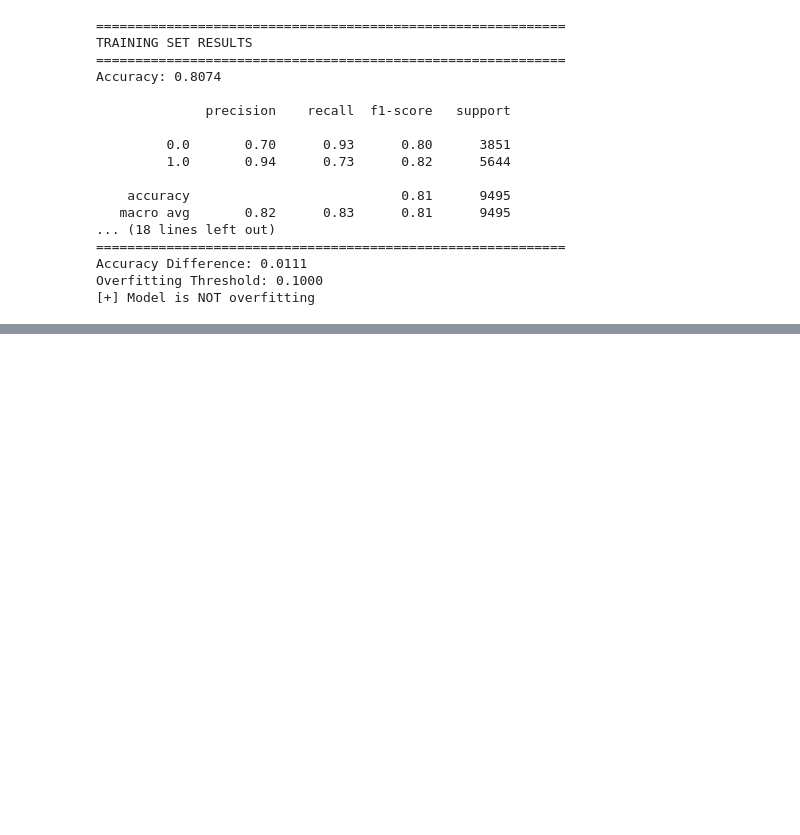
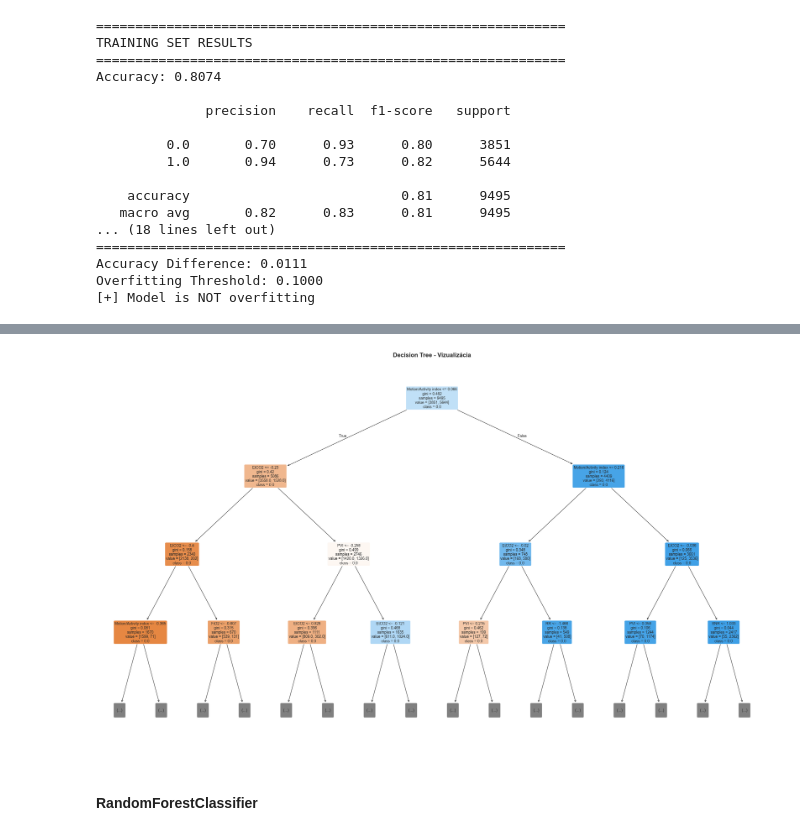
Before and after one commit to johannatilesova/IAU-project, a Jupyter notebook: phase3_Tilesova_Pecenka.ipynb, the cells around one changed output, grey strips where cells are left out. Saved outputs shown, nothing was run; the diff lists cells and outputs as text; code cells hidden in the pictures; blank space fills up the shorter version.

```diff
--- a/phase3_Tilesova_Pecenka.ipynb
+++ b/phase3_Tilesova_Pecenka.ipynb
@@ -304,0 +377,14 @@ Overfitting Threshold: 0.1000
+# %%
+# Rozdelenie na features a target
+feature_cols = [col for col in df_train.columns if col != target_col]
+
+X_train = df_train[feature_cols]
+y_train = df_train[target_col]
+
+X_test = df_test[feature_cols]
+y_test = df_test[target_col]
+
+print(f"\nX_train: {X_train.shape}")
+print(f"y_train: {y_train.shape}")
+print(f"X_test: {X_test.shape}")
+print(f"y_test: {y_test.shape}")
@@ -304,0 +429,5 @@ Overfitting Threshold: 0.1000
+# %%
+X_train_scaled = X_train.values
+X_test_scaled = X_test.values
+y_train_np = y_train.values
+y_test_np = y_test.values
@@ -304,0 +465,9 @@ Overfitting Threshold: 0.1000
+# %%
+dt_model = DecisionTreeClassifier(
+    max_depth=10,
+    min_samples_split=20,
+    min_samples_leaf=10,
+    random_state=RANDOM_STATE
+)
+dt_model.fit(X_train_scaled, y_train_np)
+y_pred_dt = dt_model.predict(X_test_scaled)
@@ -304,0 +487,19 @@ Overfitting Threshold: 0.1000
+# %%
+plt.figure(figsize=(25, 15))
+plot_tree(
+    dt_model,
+    feature_names=X_train.columns,
+    class_names=[str(c) for c in sorted(y_train_np)],
+    filled=True,
+    rounded=True,
+    fontsize=10,
+    max_depth=3
+)
+
+plt.title('Decision Tree - Vizualizácia', fontsize=16, fontweight='bold')
+plt.tight_layout()
+plt.show()
+# %% [output]
+[figure, added]
+# %% [markdown]
+#### RandomForestClassifier
```
Also changed, not shown: parts of 52 cells of this notebook.
